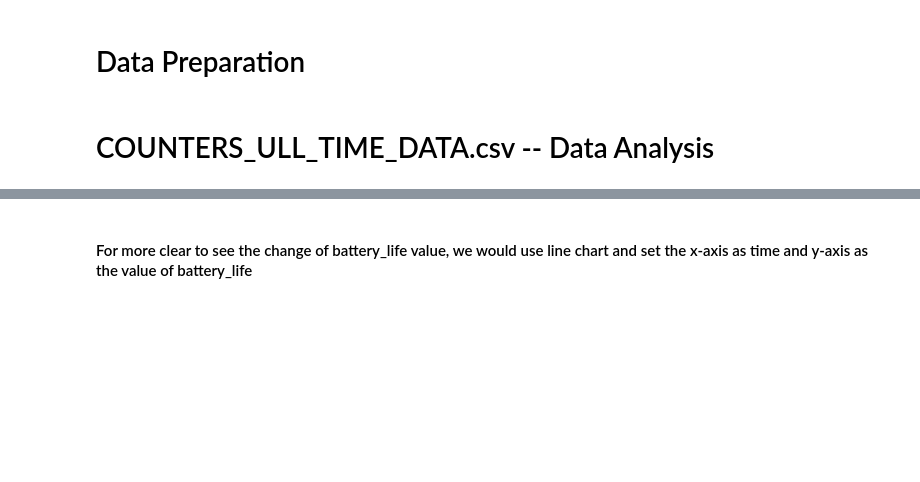
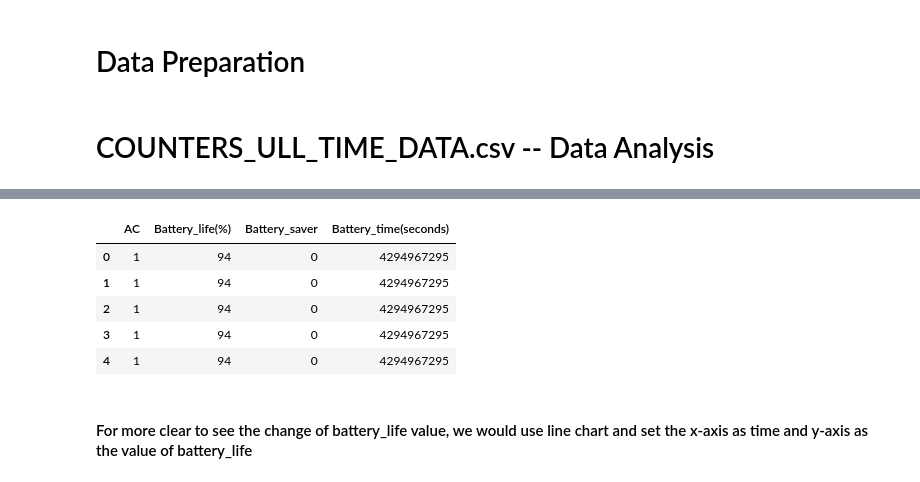
Before and after one commit to jonxsong/DSC180A-Capstone, a Jupyter notebook: notebooks/CHECKPOINT_TWO.ipynb, the cells around one changed output, grey strips where cells are left out. Saved outputs shown, nothing was run; the diff lists cells and outputs as text; code cells hidden in the pictures; blank space fills up the shorter version.

```diff
--- a/notebooks/CHECKPOINT_TWO.ipynb
+++ b/notebooks/CHECKPOINT_TWO.ipynb
@@ -78,3 +89,15 @@ battery_life.head()
+# %%
+d = {'AC': ac_status['VALUE'], 'Battery_life(%)': battery_life['VALUE'],
+    'Battery_saver': battery_saver['VALUE'], 'Battery_time(seconds)': battery_time['VALUE']}
+new_data = pd.DataFrame(data = d)
+new_data.head()
+# %% [output]
+|  | AC | Battery_life(%) | Battery_saver | Battery_time(seconds) |
+| 0 | 1 | 94 | 0 | 4294967295 |
+| 1 | 1 | 94 | 0 | 4294967295 |
+| 2 | 1 | 94 | 0 | 4294967295 |
+| 3 | 1 | 94 | 0 | 4294967295 |
+| 4 | 1 | 94 | 0 | 4294967295 |
 # %% [markdown]
 #### For more clear to see the change of battery_life value, we would use line chart and set the x-axis as time and y-axis as the value of battery_life
 # %%
```
Also changed, not shown: parts of 15 cells of this notebook, 3 other files.
